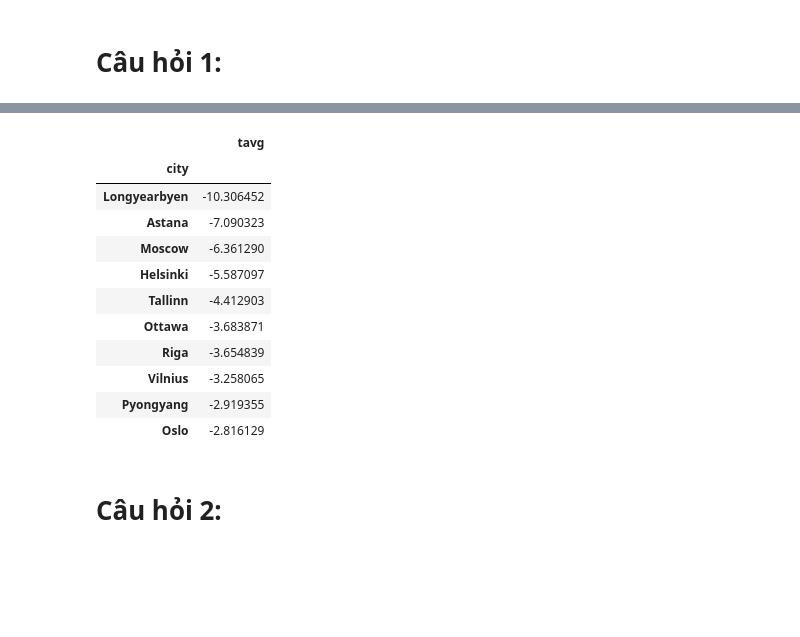
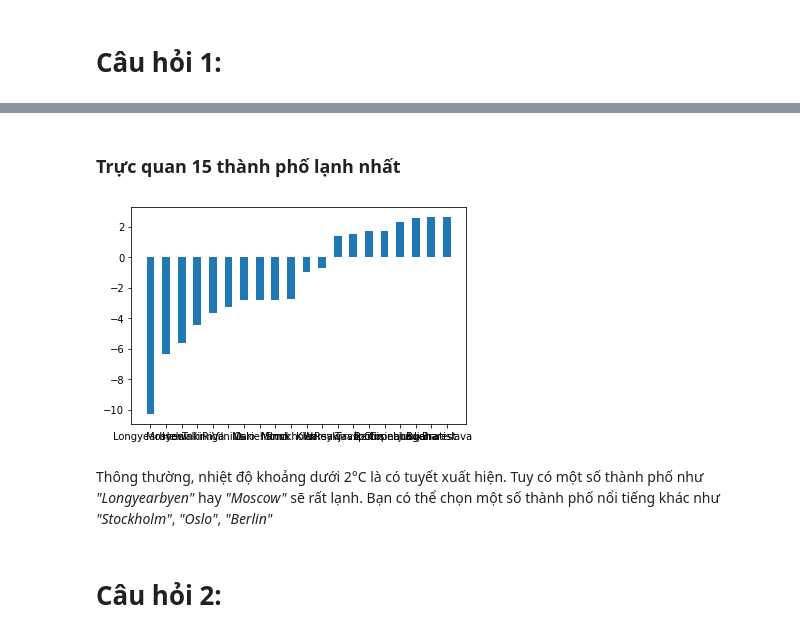
Before and after one commit to the0nlyWyvern/Weather-Analysis, a Jupyter notebook: UnderstandData_Part1.ipynb, the cells around one changed output, grey strips where cells are left out. Cells and saved outputs as stored; diff of their text form; code cells hidden in the pictures; blank space fills up the shorter version.

Commit message:
change question 1 into europe countries only, updated README.md

```diff
--- a/UnderstandData_Part1.ipynb
+++ b/UnderstandData_Part1.ipynb
@@ -23,4 +29,5 @@ weather_df.head(5)
 # %%
-min_temp_DEC_21 = weather_df[pd.DatetimeIndex(weather_df['date']).month == 12]
-min_temp_DEC_21 = min_temp_DEC_21[pd.DatetimeIndex(min_temp_DEC_21['date']).year == 2021]
-min_temp_DEC_21 = min_temp_DEC_21[['city','tavg']]
+min_temp = weather_df[(pd.DatetimeIndex(weather_df['date']).month == 12) &
+                    (pd.DatetimeIndex(weather_df['date']).year == 2021) &
+                    (weather_df['continent'] == 'Europe')]
+min_temp = min_temp[['city','tavg']]
@@ -43,20 +50,17 @@ min_temp_DEC_21
 # %%
-min_temp_DEC_21 = min_temp_DEC_21.groupby('city').mean()
+coldest_cities = min_temp.groupby('city').mean()
+# %% [markdown]
+### Trực quan 15 thành phố lạnh nhất
 # %%
-min_temp_DEC_21.sort_values('tavg').head(10)
+coldest_cities = coldest_cities.sort_values('tavg').head(20)
-# %% [output]
-|  | tavg |
-| city |  |
-| Longyearbyen | -10.306452 |
-| Astana | -7.090323 |
-| Moscow | -6.361290 |
-| Helsinki | -5.587097 |
-| Tallinn | -4.412903 |
-| Ottawa | -3.683871 |
-| Riga | -3.654839 |
-| Vilnius | -3.258065 |
-| Pyongyang | -2.919355 |
-| Oslo | -2.816129 |
+# %%
+plt.bar(coldest_cities.index, coldest_cities['tavg'], width = 0.5)
+plt.show()
+# %% [output]
+[figure, added]
+# %% [markdown]
+Thông thường, nhiệt độ khoảng dưới 2&deg;C là có tuyết xuất hiện. Tuy có một số thành phố như _"Longyearbyen"_
+hay _"Moscow"_ sẽ rất lạnh. Bạn có thể chọn một số thành phố nổi tiếng khác như _"Stockholm"_, _"Oslo"_, _"Berlin"_
 # %% [markdown]
 # Câu hỏi 2:
 # %% [markdown]
```
Also changed, not shown: parts of 7 cells of this notebook, 2 other files.
